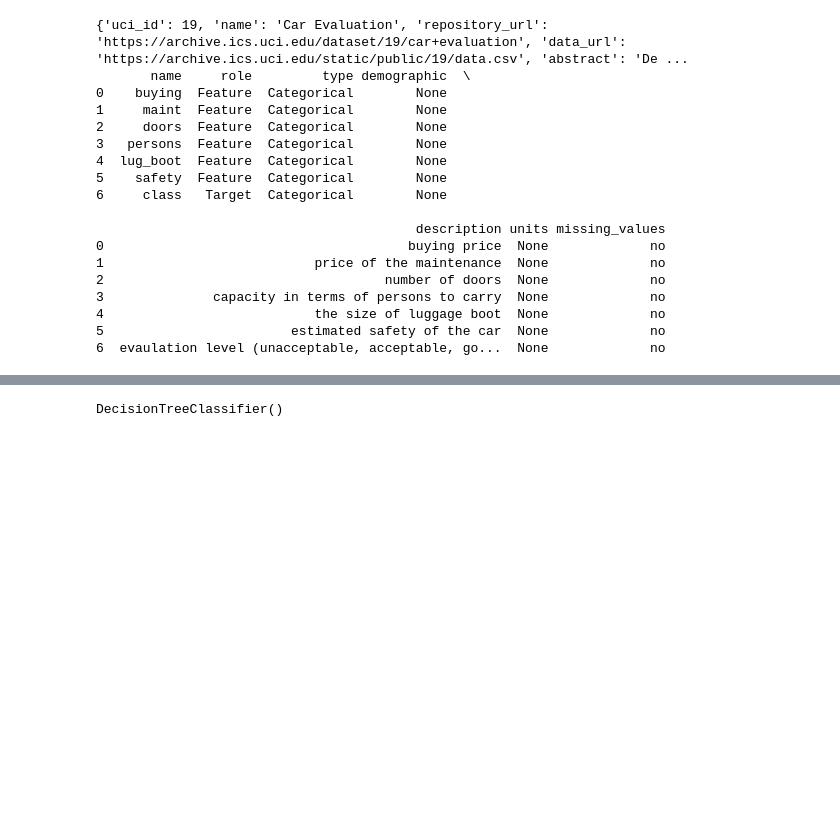
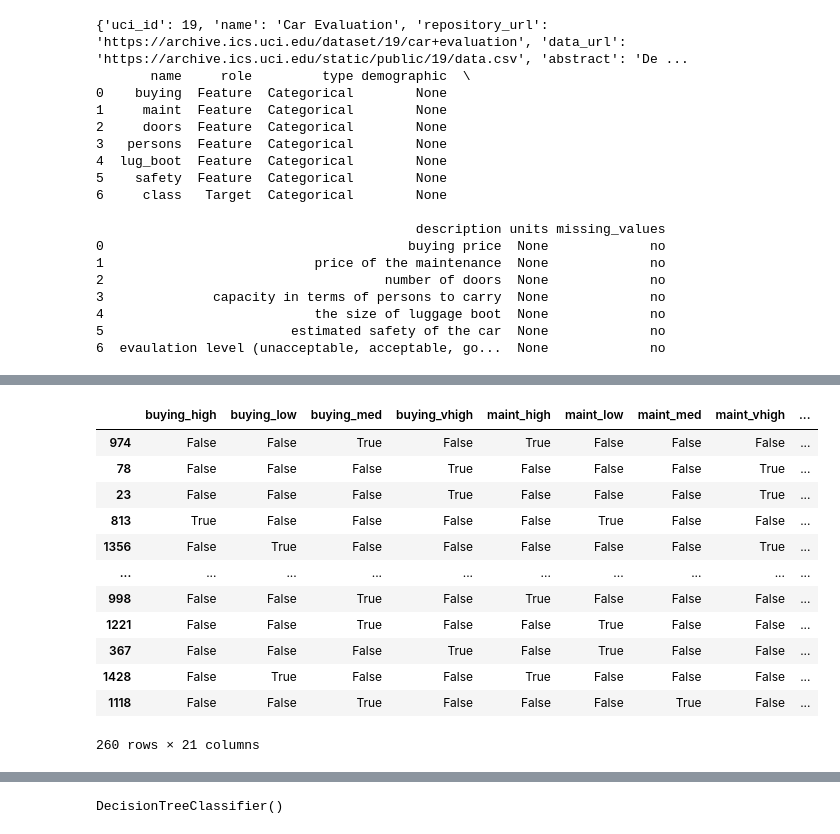
Before and after one commit to thetonmoy/Car-Evaluation, a Jupyter notebook: Car-Evaluation.ipynb, the cells around one changed output, grey strips where cells are left out. Cells and saved outputs as stored; diff of their text form; code cells hidden in the pictures; blank space fills up the shorter version.

```diff
--- a/Car-Evaluation.ipynb
+++ b/Car-Evaluation.ipynb
@@ -73,0 +145,16 @@ X_val, X_test, y_val, y_test = train_test_split(X_temp, y_temp, test_size = 0.5,
+# %%
+X_test
+# %% [output]
+|  | buying_high | buying_low | buying_med | buying_vhigh | maint_high | maint_low | maint_med | maint_vhigh | ... |
+| 974 | False | False | True | False | True | False | False | False | ... |
+| 78 | False | False | False | True | False | False | False | True | ... |
+| 23 | False | False | False | True | False | False | False | True | ... |
+| 813 | True | False | False | False | False | True | False | False | ... |
+| 1356 | False | True | False | False | False | False | False | True | ... |
+| ... | ... | ... | ... | ... | ... | ... | ... | ... | ... |
+| 998 | False | False | True | False | True | False | False | False | ... |
+| 1221 | False | False | True | False | False | True | False | False | ... |
+| 367 | False | False | False | True | False | True | False | False | ... |
+| 1428 | False | True | False | False | True | False | False | False | ... |
+| 1118 | False | False | True | False | False | False | True | False | ... |
+260 rows × 21 columns
```
Also changed, not shown: parts of 12 cells of this notebook.
